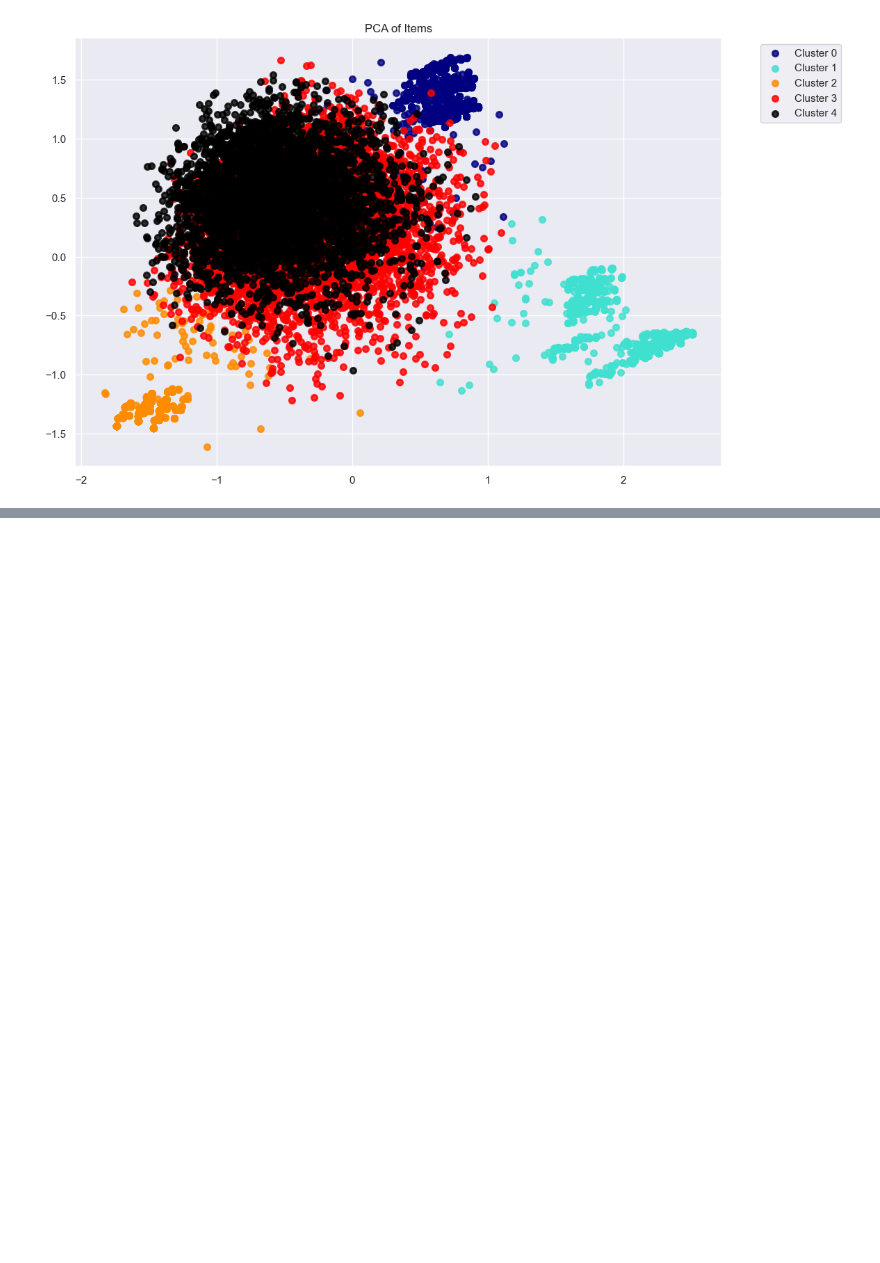
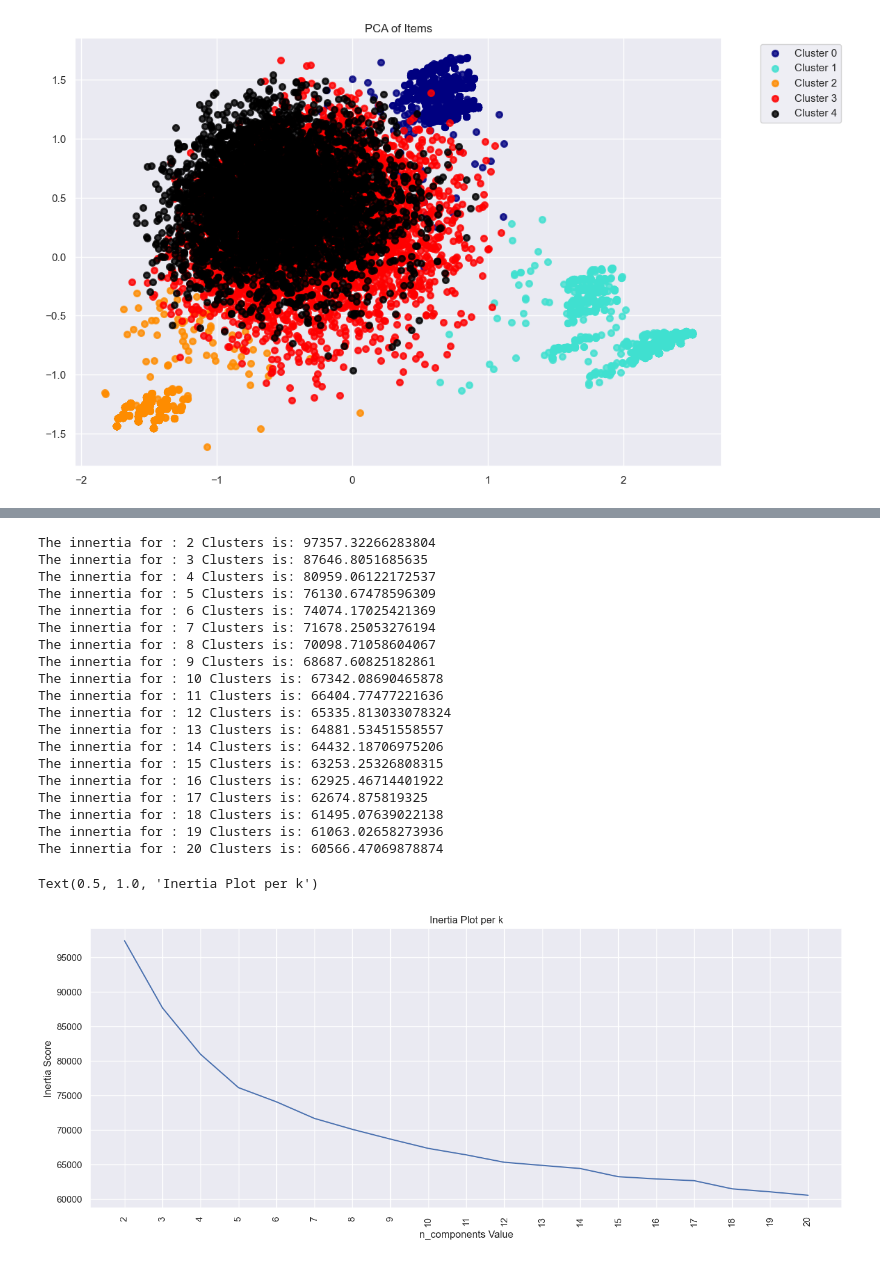
Before and after one commit to yaseminerguezel/customer-segmentation-kmeans-clustering, a Jupyter notebook: K-means-clustering.ipynb, the cells around one changed output, grey strips where cells are left out. Drawn from its saved outputs; the diff is of its cells as text; code cells hidden in the pictures; blank space fills up the shorter version.

```diff
--- a/K-means-clustering.ipynb
+++ b/K-means-clustering.ipynb
@@ -986,0 +998,48 @@ plt.show()
+# %%
+# Running PCA again
+
+pca = PCA(n_components=40, random_state = 453)
+X_r = pca.fit(X).transform(X)
+
+inertia = []
+
+#running Kmeans
+
+for f in no_of_clusters:
+    kmeans = KMeans(n_clusters=f, random_state=2)
+    kmeans = kmeans.fit(X_r)
+    u = kmeans.inertia_
+    inertia.append(u)
+    print("The innertia for :", f, "Clusters is:", u)
+
+# Creating the scree plot for Intertia - elbow method
+fig, (ax1) = plt.subplots(1, figsize=(16,6))
+xx = np.arange(len(no_of_clusters))
+ax1.plot(xx, inertia)
+ax1.set_xticks(xx)
+ax1.set_xticklabels(no_of_clusters, rotation='vertical')
+plt.xlabel('n_components Value')
+plt.ylabel('Inertia Score')
+plt.title("Inertia Plot per k")
+# %% [output]
+The innertia for : 2 Clusters is: 97357.32266283804
+The innertia for : 3 Clusters is: 87646.8051685635
+The innertia for : 4 Clusters is: 80959.06122172537
+The innertia for : 5 Clusters is: 76130.67478596309
+The innertia for : 6 Clusters is: 74074.17025421369
+The innertia for : 7 Clusters is: 71678.25053276194
+The innertia for : 8 Clusters is: 70098.71058604067
+The innertia for : 9 Clusters is: 68687.60825182861
+The innertia for : 10 Clusters is: 67342.08690465878
+The innertia for : 11 Clusters is: 66404.77477221636
+The innertia for : 12 Clusters is: 65335.813033078324
+The innertia for : 13 Clusters is: 64881.53451558557
+The innertia for : 14 Clusters is: 64432.18706975206
+The innertia for : 15 Clusters is: 63253.25326808315
+The innertia for : 16 Clusters is: 62925.46714401922
+The innertia for : 17 Clusters is: 62674.875819325
+The innertia for : 18 Clusters is: 61495.07639022138
+The innertia for : 19 Clusters is: 61063.02658273936
+The innertia for : 20 Clusters is: 60566.47069878874
+Text(0.5, 1.0, 'Inertia Plot per k')
+[figure, added]
```
Also changed, not shown: parts of 2 cells of this notebook.
